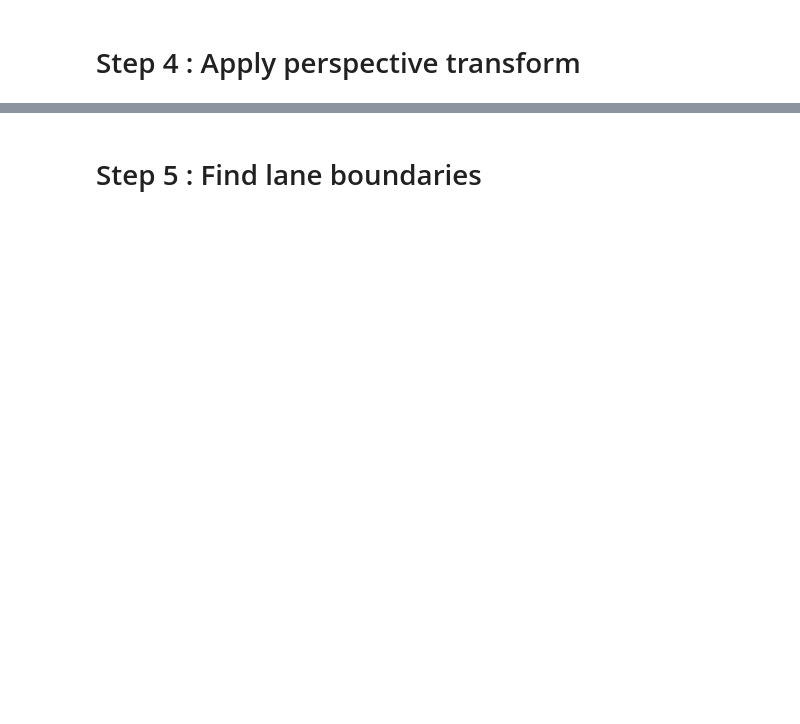
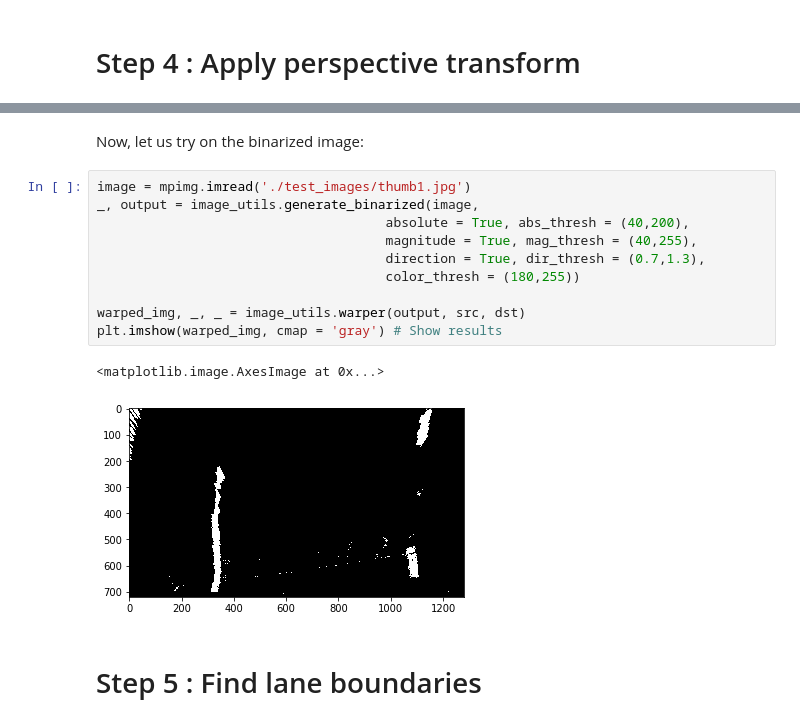
Before and after one commit to raijisse/Udacity-SDC-P2-Advanced-Finding-Lanes, a Jupyter notebook: P2_image.ipynb, the cells around one changed output, grey strips where cells are left out. Cells and saved outputs as stored; diff of their text form; blank space fills up the shorter version.

```diff
--- a/P2_image.ipynb
+++ b/P2_image.ipynb
@@ -137,2 +202,17 @@ Warp binarized image
+# %% [markdown]
+Now, let us try on the binarized image:
+# %%
+image = mpimg.imread('./test_images/thumb1.jpg')
+_, output = image_utils.generate_binarized(image,
+                                     absolute = True, abs_thresh = (40,200),
+                                     magnitude = True, mag_thresh = (40,255),
+                                     direction = True, dir_thresh = (0.7,1.3),
+                                     color_thresh = (180,255))
+
+warped_img, _, _ = image_utils.warper(output, src, dst)
+plt.imshow(warped_img, cmap = 'gray') # Show results
+# %% [output]
+<matplotlib.image.AxesImage at 0x...>
+[figure, added]
 # %% [markdown]
 # Step 5 : Find lane boundaries
```
Also changed, not shown: parts of 35 cells of this notebook, 4 other files.
